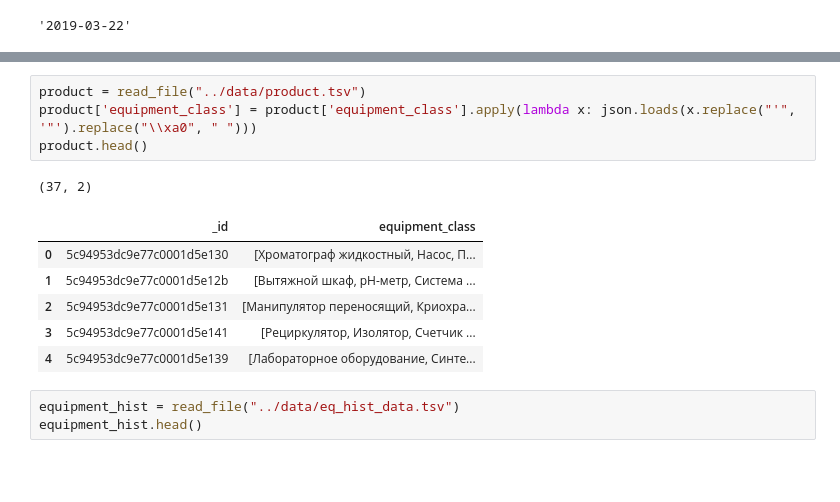
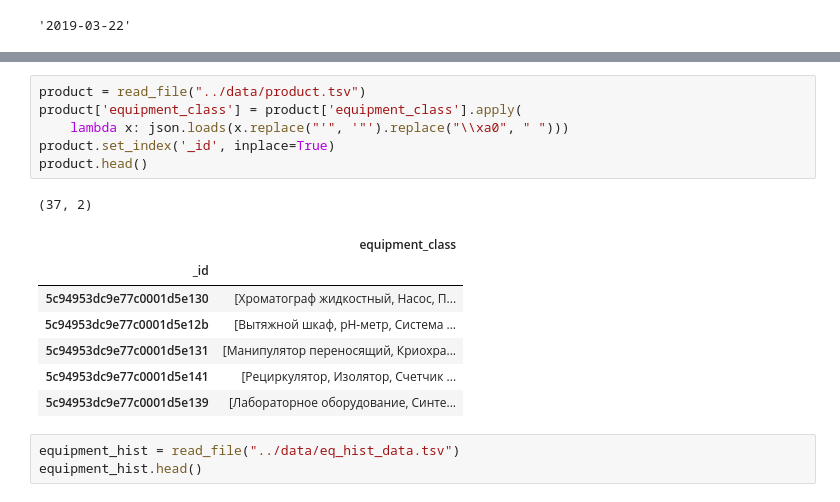
Before and after one commit to azolotukhin/biocad, a Jupyter notebook: analyse/vukw.ipynb, the cells around one changed output, grey strips where cells are left out. Drawn from its saved outputs; the diff is of its cells as text; blank space fills up the shorter version.

```diff
--- a/analyse/vukw.ipynb
+++ b/analyse/vukw.ipynb
@@ -84,16 +88,19 @@ product_id
 Name: amount, dtype: int64
 # %%
 product = read_file("../data/product.tsv")
-product['equipment_class'] = product['equipment_class'].apply(lambda x: json.loads(x.replace("'", '"').replace("\\xa0", " ")))
+product['equipment_class'] = product['equipment_class'].apply(
+    lambda x: json.loads(x.replace("'", '"').replace("\\xa0", " ")))
+product.set_index('_id', inplace=True)
 product.head()
 # %% [output]
 (37, 2)
-|  | _id | equipment_class |
-| 0 | 5c94953dc9e77c0001d5e130 | [Хроматограф жидкостный, Насос, П... |
-| 1 | 5c94953dc9e77c0001d5e12b | [Вытяжной шкаф, pH-метр, Система ... |
-| 2 | 5c94953dc9e77c0001d5e131 | [Манипулятор переносящий, Криохра... |
-| 3 | 5c94953dc9e77c0001d5e141 | [Рециркулятор, Изолятор, Счетчик ... |
-| 4 | 5c94953dc9e77c0001d5e139 | [Лабораторное оборудование, Синте... |
+|  | equipment_class |
+| _id |  |
+| 5c94953dc9e77c0001d5e130 | [Хроматограф жидкостный, Насос, П... |
+| 5c94953dc9e77c0001d5e12b | [Вытяжной шкаф, pH-метр, Система ... |
+| 5c94953dc9e77c0001d5e131 | [Манипулятор переносящий, Криохра... |
+| 5c94953dc9e77c0001d5e141 | [Рециркулятор, Изолятор, Счетчик ... |
+| 5c94953dc9e77c0001d5e139 | [Лабораторное оборудование, Синте... |
 # %%
 equipment_hist = read_file("../data/eq_hist_data.tsv")
 equipment_hist.head()
```
Also changed, not shown: parts of 10 cells of this notebook.
